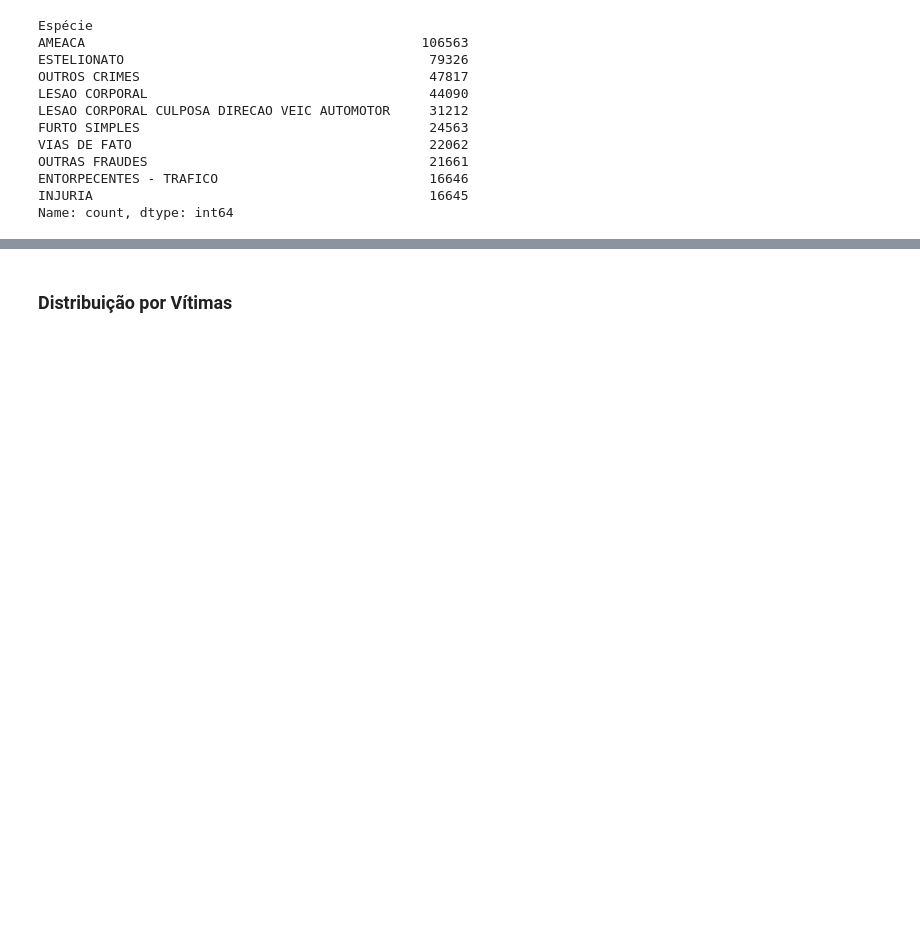
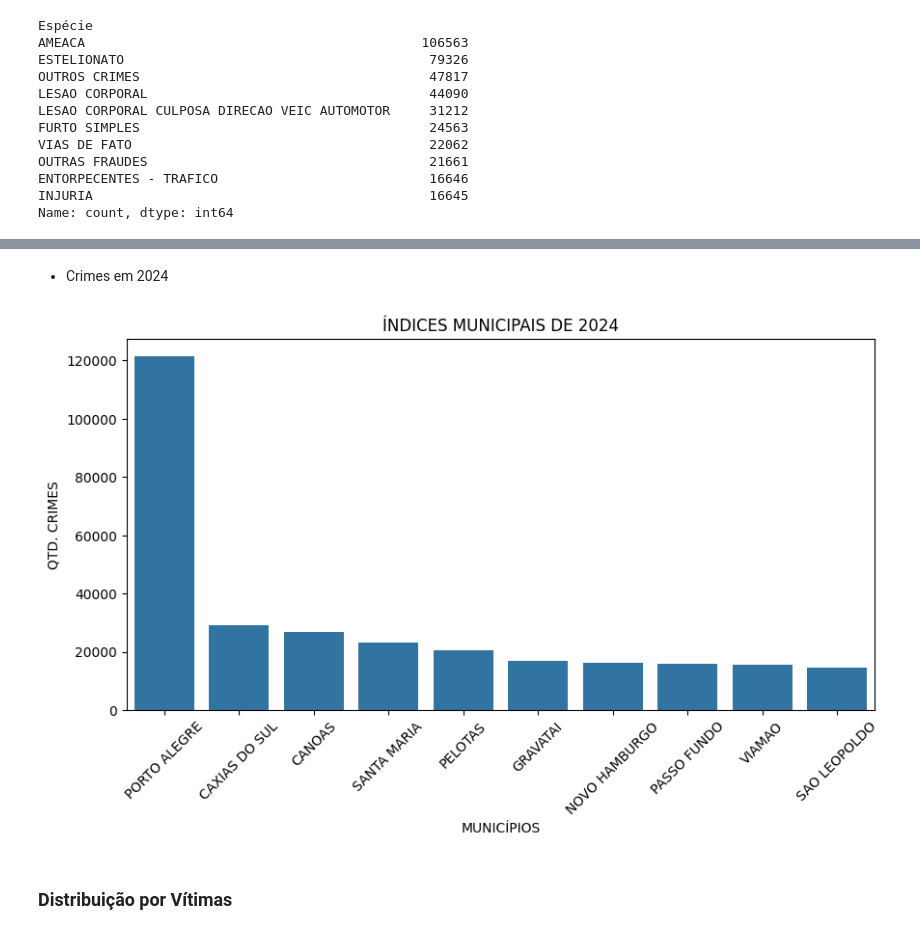
Before and after one commit to germanocastanho/crime-analysis, a Jupyter notebook: crimes.ipynb, the cells around one changed output, grey strips where cells are left out. Saved outputs shown, nothing was run; the diff lists cells and outputs as text; code cells hidden in the pictures; blank space fills up the shorter version.

```diff
--- a/crimes.ipynb
+++ b/crimes.ipynb
@@ -202,3 +291,18 @@ plt.show()
+# %% [markdown]
+- Crimes em 2024
+# %%
+plt.figure(figsize=(10, 5))
+sns.barplot(
+    x=df_2024["Município"].value_counts().head(10).index,
+    y=df_2024["Município"].value_counts().head(10).values,
+)
+plt.title("ÍNDICES MUNICIPAIS DE 2024")
+plt.xlabel("MUNICÍPIOS")
+plt.xticks(rotation=45)
+plt.ylabel("QTD. CRIMES")
+plt.show()
+# %% [output]
+[figure, added]
 # %% [markdown]
 ### **Distribuição por Vítimas**
 # %% [markdown]
```
Also changed, not shown: parts of 32 cells of this notebook.
